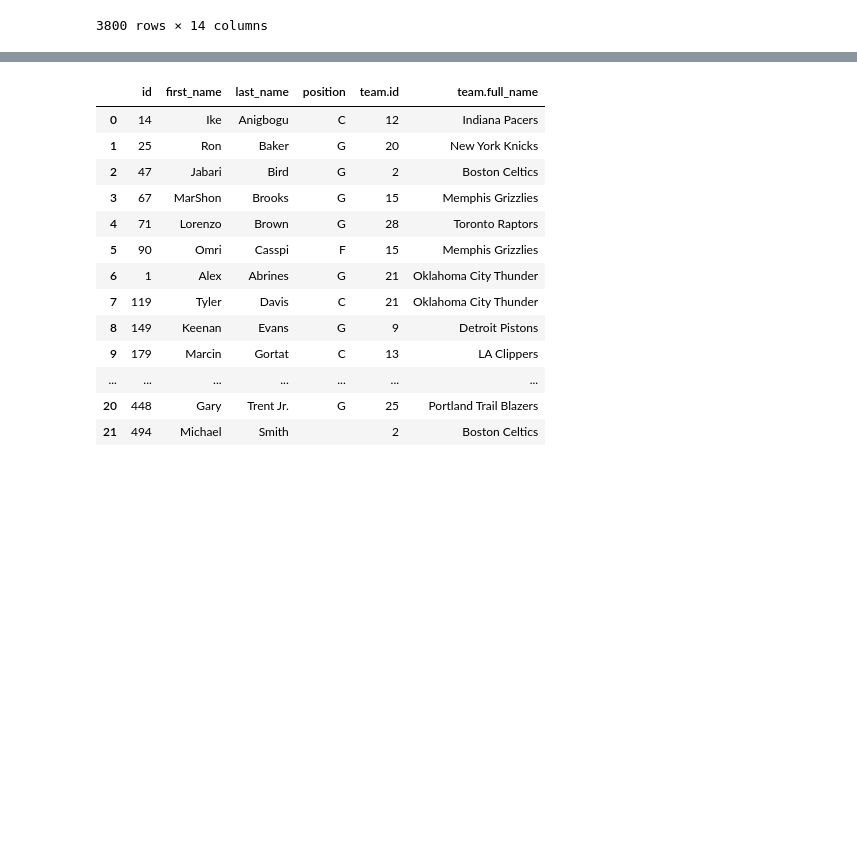
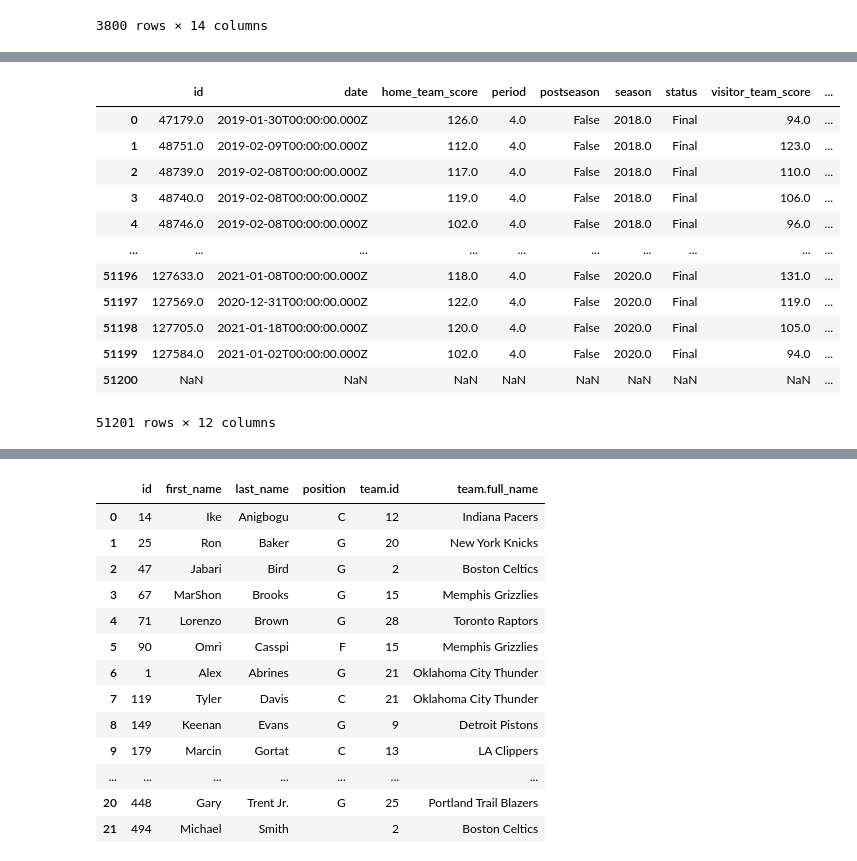
Before and after one commit to RajeeNatch/Basketball-Nerds, a Jupyter notebook: Basketball_stats.ipynb, the cells around one changed output, grey strips where cells are left out. Saved outputs shown, nothing was run; the diff lists cells and outputs as text; code cells hidden in the pictures; blank space fills up the shorter version.

```diff
--- a/Basketball_stats.ipynb
+++ b/Basketball_stats.ipynb
@@ -382,0 +242,17 @@ player_df
+# %%
+games_df.drop(['Unnamed: 0','visitor_team.abbreviation','visitor_team.city','time', 'home_team.division','visitor_team.conference', 'visitor_team.name','home_team.name','visitor_team.division','home_team.abbreviation','home_team.city','home_team.conference'], axis=1, inplace=True)
+games_df
+# %% [output]
+|  | id | date | home_team_score | period | postseason | season | status | visitor_team_score | ... |
+| 0 | 47179.0 | 2019-01-30T00:00:00.000Z | 126.0 | 4.0 | False | 2018.0 | Final | 94.0 | ... |
+| 1 | 48751.0 | 2019-02-09T00:00:00.000Z | 112.0 | 4.0 | False | 2018.0 | Final | 123.0 | ... |
+| 2 | 48739.0 | 2019-02-08T00:00:00.000Z | 117.0 | 4.0 | False | 2018.0 | Final | 110.0 | ... |
+| 3 | 48740.0 | 2019-02-08T00:00:00.000Z | 119.0 | 4.0 | False | 2018.0 | Final | 106.0 | ... |
+| 4 | 48746.0 | 2019-02-08T00:00:00.000Z | 102.0 | 4.0 | False | 2018.0 | Final | 96.0 | ... |
+| ... | ... | ... | ... | ... | ... | ... | ... | ... | ... |
+| 51196 | 127633.0 | 2021-01-08T00:00:00.000Z | 118.0 | 4.0 | False | 2020.0 | Final | 131.0 | ... |
+| 51197 | 127569.0 | 2020-12-31T00:00:00.000Z | 122.0 | 4.0 | False | 2020.0 | Final | 119.0 | ... |
+| 51198 | 127705.0 | 2021-01-18T00:00:00.000Z | 120.0 | 4.0 | False | 2020.0 | Final | 105.0 | ... |
+| 51199 | 127584.0 | 2021-01-02T00:00:00.000Z | 102.0 | 4.0 | False | 2020.0 | Final | 94.0 | ... |
+| 51200 | NaN | NaN | NaN | NaN | NaN | NaN | NaN | NaN | ... |
+51201 rows × 12 columns
```
Also changed, not shown: parts of 61 cells of this notebook.
